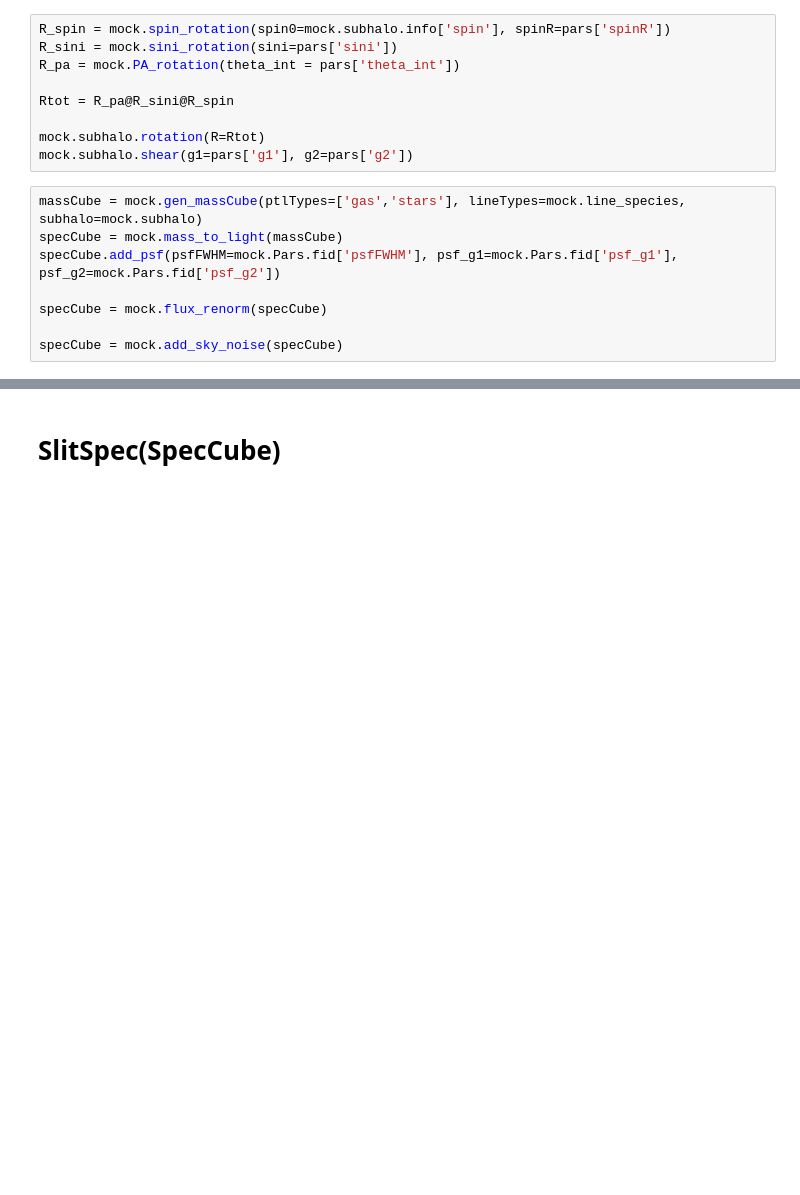
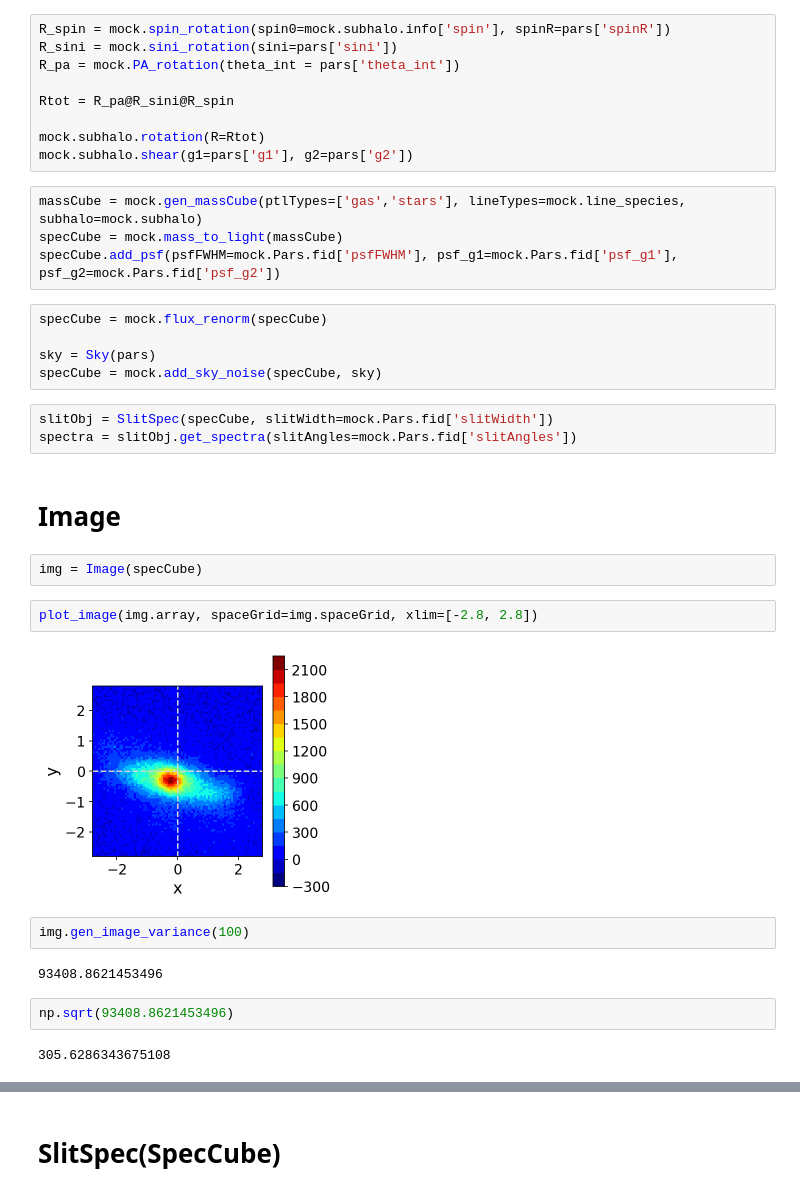
Before and after one commit to msmithUA/TNGcube, a Jupyter notebook: notebooks/[demo] Object design of TNGcube.ipynb, the cells around one changed output, grey strips where cells are left out. Cells and saved outputs as stored; diff of their text form; blank space fills up the shorter version.

```diff
--- a/notebooks/[demo] Object design of TNGcube.ipynb
+++ b/notebooks/[demo] Object design of TNGcube.ipynb
@@ -139,7 +139,27 @@ mock.subhalo.shear(g1=pars['g1'], g2=pars['g2'])
 massCube = mock.gen_massCube(ptlTypes=['gas','stars'], lineTypes=mock.line_species, subhalo=mock.subhalo)
 specCube = mock.mass_to_light(massCube)
 specCube.add_psf(psfFWHM=mock.Pars.fid['psfFWHM'], psf_g1=mock.Pars.fid['psf_g1'], psf_g2=mock.Pars.fid['psf_g2'])
-
-specCube = mock.flux_renorm(specCube)
-
-specCube = mock.add_sky_noise(specCube)
+# %%
+specCube = mock.flux_renorm(specCube)
+
+sky = Sky(pars)
+specCube = mock.add_sky_noise(specCube, sky)
+# %%
+slitObj = SlitSpec(specCube, slitWidth=mock.Pars.fid['slitWidth'])
+spectra = slitObj.get_spectra(slitAngles=mock.Pars.fid['slitAngles'])
+# %% [markdown]
+# Image
+# %%
+img = Image(specCube)
+# %%
+plot_image(img.array, spaceGrid=img.spaceGrid, xlim=[-2.8, 2.8])
+# %% [output]
+[figure, added]
+# %%
+img.gen_image_variance(100)
+# %% [output]
+93408.8621453496
+# %%
+np.sqrt(93408.8621453496)
+# %% [output]
+305.6286343675108
```
Also changed, not shown: parts of 2 cells of this notebook, 3 other files.
